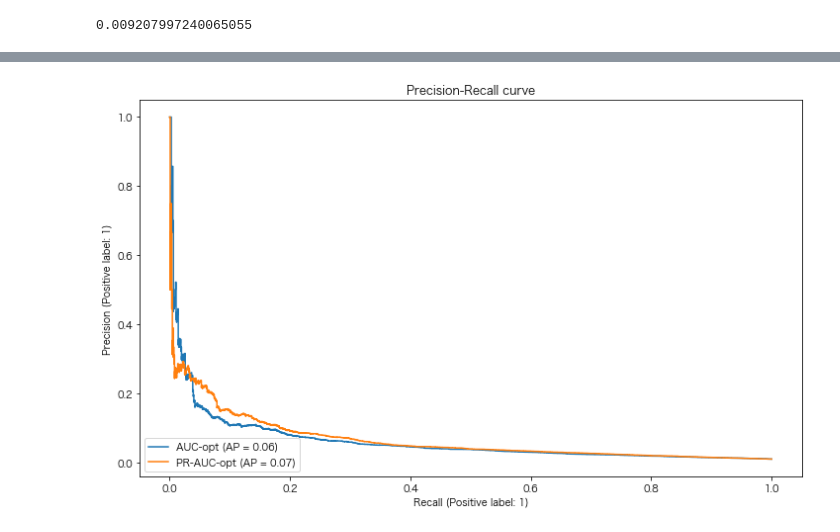
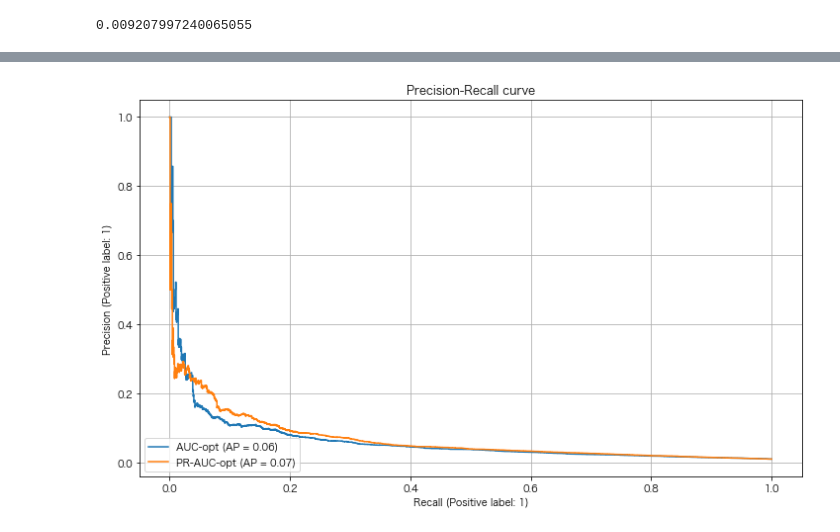
Before and after one commit to KamonohashiPerry/traffic_accident_analysis, a Jupyter notebook: Traffic_Accident_Analysis.ipynb, the cells around one changed output, grey strips where cells are left out. Cells and saved outputs as stored; diff of their text form; code cells hidden in the pictures.

```diff
--- a/Traffic_Accident_Analysis.ipynb
+++ b/Traffic_Accident_Analysis.ipynb
@@ -2224,6 +2491,6 @@ X_train, X_test, y_train, y_test = train_test_split(X ,
 # %%
 import pickle
 
-filename = 'src/finalized_model_auc.sav'
-# filename = 'src/finalized_model.sav'
+# filename = 'src/finalized_model_auc.sav'
+filename = 'src/finalized_model.sav'
 loaded_model = pickle.load(open(filename, 'rb'))
@@ -2336,18 +2629,19 @@ loaded_model_prauc = pickle.load(open(filename, 'rb'))
 # %%
 from sklearn.metrics import precision_recall_curve
 from sklearn.metrics import plot_precision_recall_curve
 import matplotlib.pyplot as plt
 
 plot_precision_recall_curve(loaded_model_auc,
                                             X_test.drop(columns=["third_mesh"]),
                                             y_test,
                                             ax = plt.gca(),
                                             name = "AUC-opt")
 plot_precision_recall_curve(loaded_model_prauc,
                                             X_test.drop(columns=["third_mesh"]),
                                             y_test,
                                             ax = plt.gca(),
                                             name = "PR-AUC-opt")
 plt.title('Precision-Recall curve');
+plt.grid()
 # %% [output]
-[figure, old version]
+[figure, new version]
```
Also changed, not shown: parts of 86 cells of this notebook.
